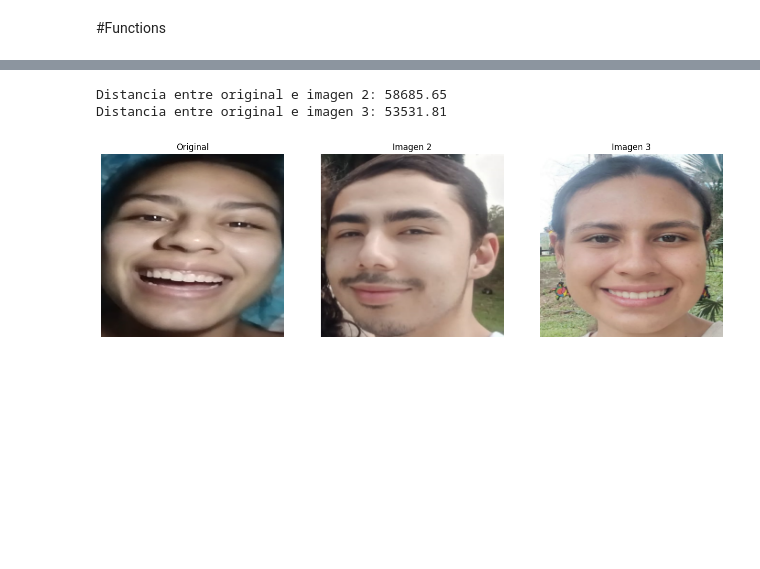
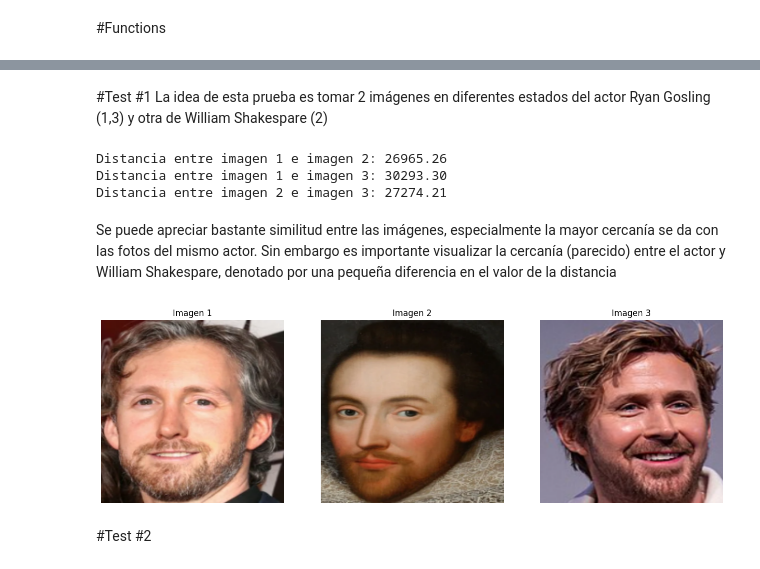
Before and after one commit to FelipeFerAl/TAM-2025-2, a Jupyter notebook: FastWorks/Task1_EuclideanDistance.ipynb, the cells around one changed output, grey strips where cells are left out. Saved outputs shown, nothing was run; the diff lists cells and outputs as text; code cells hidden in the pictures; blank space fills up the shorter version.

```diff
--- a/FastWorks/Task1_EuclideanDistance.ipynb
+++ b/FastWorks/Task1_EuclideanDistance.ipynb
@@ -27,21 +24,0 @@ def euclidean_distance(img1, img2):
-# %%
-imagen1 = '/content/Tarea1.1.png'
-imagen2 = '/content/Tarea1.2.png'
-imagen3 = '/content/Tarea1.3.png'
-
-imagen1 = image_processing(imagen1)
-imagen2 = image_processing(imagen2)
-imagen3 = image_processing(imagen3)
-
-vec1 = imagen1.flatten()
-vec2 = imagen2.flatten()
-vec3 = imagen3.flatten()
-
-d12 = euclidean_distance(vec1, vec2)
-d13 = euclidean_distance(vec1, vec3)
-
-print(f"Distancia entre original e imagen 2: {d12:.2f}")
-print(f"Distancia entre original e imagen 3: {d13:.2f}")
-# %% [output]
-Distancia entre original e imagen 2: 58685.65
-Distancia entre original e imagen 3: 53531.81
@@ -48,8 +57,39 @@ Distancia entre original e imagen 3: 53531.81
+# %% [markdown]
+#Test #1
+La idea de esta prueba es tomar 2 imágenes en diferentes estados del actor Ryan Gosling (1,3) y otra de William Shakespare (2)
+# %%
+#Lectura de la ruta de las imágenes desde el Github
+imagen1 = '/content/Machine-Learning-Theory/FastWorks/Task1Images/Task1.1.png'
+imagen2 = '/content/Machine-Learning-Theory/FastWorks/Task1Images/Task1.2.png'
+imagen3 = '/content/Machine-Learning-Theory/FastWorks/Task1Images/Task1.3.png'
+
+#Apertura de las imágenes con CV2 para visualización
+img1 = image_processing(imagen1)
+img2 = image_processing(imagen2)
+img3 = image_processing(imagen3)
+
+#Hallamos distancias euclideas entre cada imagen
+d12 = euclidean_distance(img1, img2)
+d13 = euclidean_distance(img1, img3)
+d23 = euclidean_distance(img2, img3)
+
+#Comparamos distancias entre cada imagen
+print(f"Distancia entre imagen 1 e imagen 2: {d12:.2f}")
+print(f"Distancia entre imagen 1 e imagen 3: {d13:.2f}")
+print(f"Distancia entre imagen 2 e imagen 3: {d23:.2f}")
+# %% [output]
+Distancia entre imagen 1 e imagen 2: 26965.26
+Distancia entre imagen 1 e imagen 3: 30293.30
+Distancia entre imagen 2 e imagen 3: 27274.21
+# %% [markdown]
+Se puede apreciar bastante similitud entre las imágenes, especialmente la mayor cercanía se da con las fotos del mismo actor. Sin embargo es importante visualizar la cercanía (parecido) entre el actor y William Shakespare, denotado por una pequeña diferencia en el valor de la distancia
 # %%
 plt.figure(figsize=(16,10))
-plt.subplot(1,3,1), plt.imshow(imagen1), plt.title('Original'), plt.axis('off')
-plt.subplot(1,3,2), plt.imshow(imagen2), plt.title('Imagen 2'), plt.axis('off')
-plt.subplot(1,3,3), plt.imshow(imagen3), plt.title('Imagen 3'), plt.axis('off')
+plt.subplot(1,3,1), plt.imshow(img1), plt.title('Imagen 1'), plt.axis('off')
+plt.subplot(1,3,2), plt.imshow(img2), plt.title('Imagen 2'), plt.axis('off')
+plt.subplot(1,3,3), plt.imshow(img3), plt.title('Imagen 3'), plt.axis('off')
 plt.show()
 # %% [output]
-[figure, old version]
+[figure, new version]
+# %% [markdown]
+#Test #2
```
Also changed, not shown: parts of 8 cells of this notebook.
